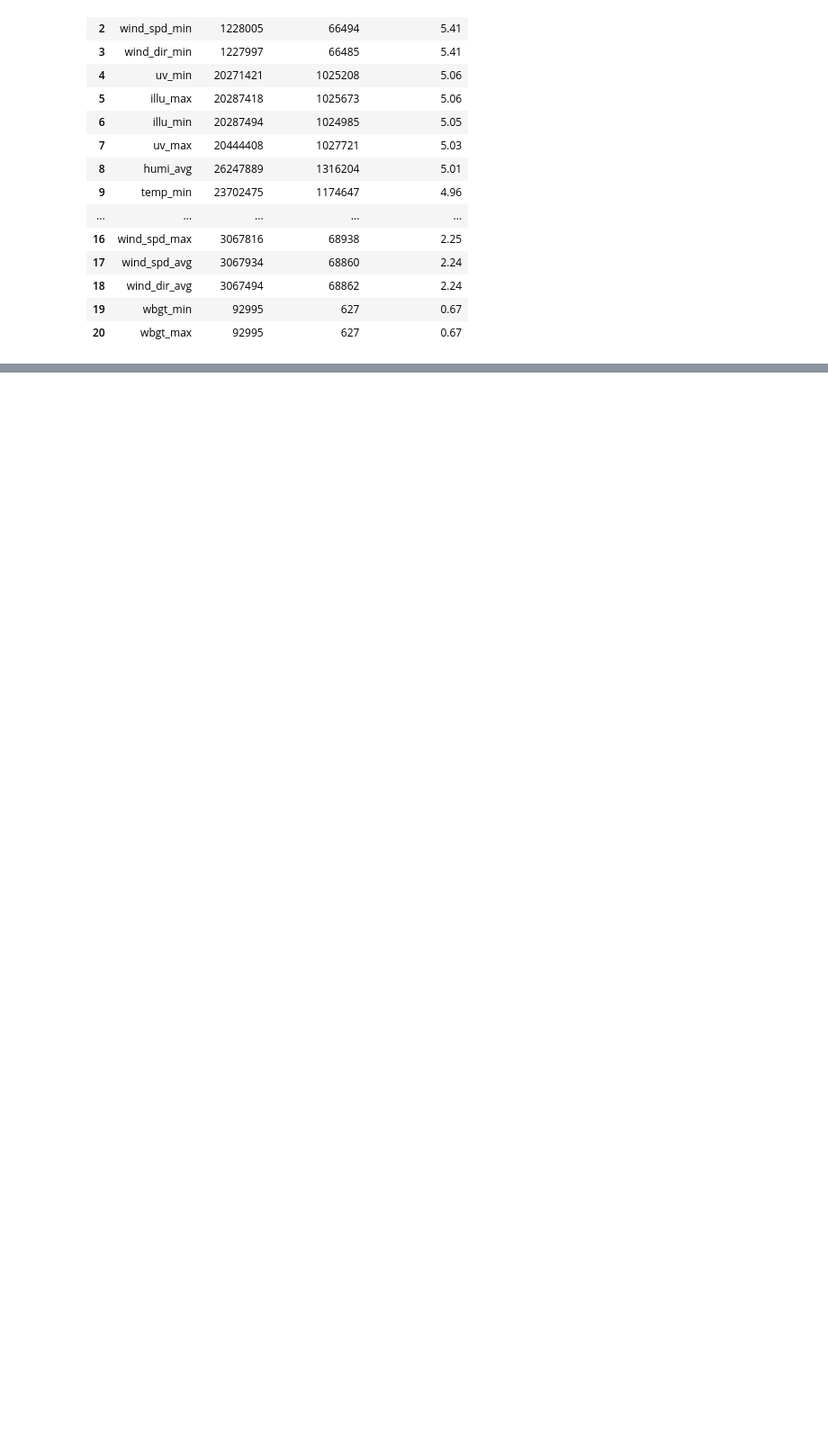
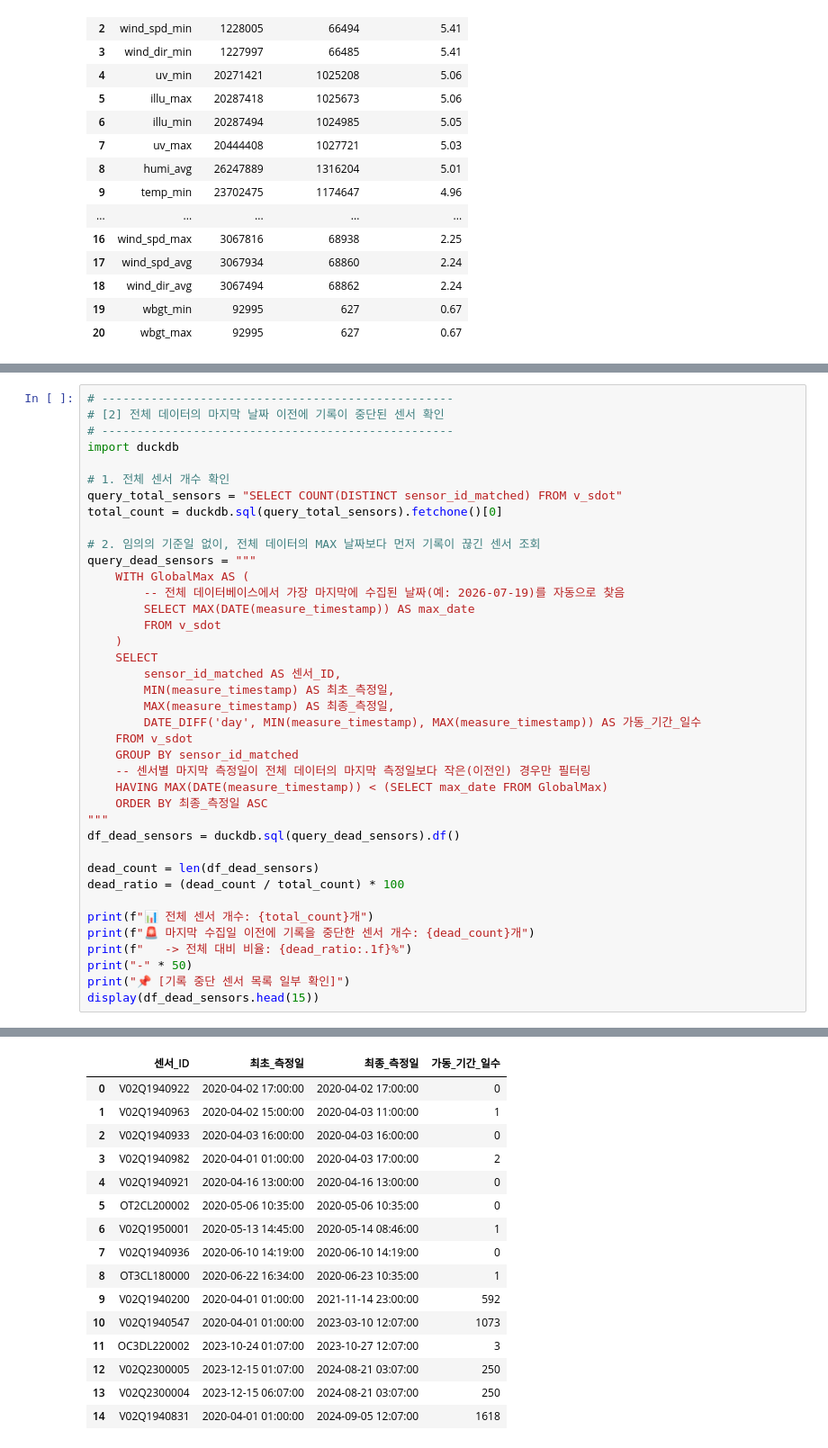
Before and after one commit to kxiarium2003/sdot-analysis, a Jupyter notebook: eda/05-eda-climate.ipynb, the cells around one changed output, grey strips where cells are left out. Shown at 90% size. Saved outputs shown, nothing was run; the diff lists cells and outputs as text; blank space fills up the shorter version.

```diff
--- a/eda/05-eda-climate.ipynb
+++ b/eda/05-eda-climate.ipynb
@@ -683,0 +744,40 @@ display(df_missing_freq)
+# %%
+# --------------------------------------------------
+# [2] 전체 데이터의 마지막 날짜 이전에 기록이 중단된 센서 확인
+# --------------------------------------------------
+import duckdb
+
+# 1. 전체 센서 개수 확인
+query_total_sensors = "SELECT COUNT(DISTINCT sensor_id_matched) FROM v_sdot"
+total_count = duckdb.sql(query_total_sensors).fetchone()[0]
+
+# 2. 임의의 기준일 없이, 전체 데이터의 MAX 날짜보다 먼저 기록이 끊긴 센서 조회
+query_dead_sensors = """
+    WITH GlobalMax AS (
+        -- 전체 데이터베이스에서 가장 마지막에 수집된 날짜(예: 2026-07-19)를 자동으로 찾음
+        SELECT MAX(DATE(measure_timestamp)) AS max_date
+        FROM v_sdot
+    )
+    SELECT
+        sensor_id_matched AS 센서_ID,
+        MIN(measure_timestamp) AS 최초_측정일,
+        MAX(measure_timestamp) AS 최종_측정일,
+        DATE_DIFF('day', MIN(measure_timestamp), MAX(measure_timestamp)) AS 가동_기간_일수
+    FROM v_sdot
+    GROUP BY sensor_id_matched
+    -- 센서별 마지막 측정일이 전체 데이터의 마지막 측정일보다 작은(이전인) 경우만 필터링
+    HAVING MAX(DATE(measure_timestamp)) < (SELECT max_date FROM GlobalMax)
+    ORDER BY 최종_측정일 ASC
+"""
+df_dead_sensors = duckdb.sql(query_dead_sensors).df()
+
+dead_count = len(df_dead_sensors)
+dead_ratio = (dead_count / total_count) * 100
+
+print(f"📊 전체 센서 개수: {total_count}개")
+print(f"🚨 마지막 수집일 이전에 기록을 중단한 센서 개수: {dead_count}개")
+print(f"   -> 전체 대비 비율: {dead_ratio:.1f}%")
+print("-" * 50)
+print("📌 [기록 중단 센서 목록 일부 확인]")
+display(df_dead_sensors.head(15))
+# %% [output]
@@ -683,0 +789,16 @@ display(df_missing_freq)
+|  | 센서_ID | 최초_측정일 | 최종_측정일 | 가동_기간_일수 |
+| 0 | V02Q1940922 | 2020-04-02 17:00:00 | 2020-04-02 17:00:00 | 0 |
+| 1 | V02Q1940963 | 2020-04-02 15:00:00 | 2020-04-03 11:00:00 | 1 |
+| 2 | V02Q1940933 | 2020-04-03 16:00:00 | 2020-04-03 16:00:00 | 0 |
+| 3 | V02Q1940982 | 2020-04-01 01:00:00 | 2020-04-03 17:00:00 | 2 |
+| 4 | V02Q1940921 | 2020-04-16 13:00:00 | 2020-04-16 13:00:00 | 0 |
+| 5 | OT2CL200002 | 2020-05-06 10:35:00 | 2020-05-06 10:35:00 | 0 |
+| 6 | V02Q1950001 | 2020-05-13 14:45:00 | 2020-05-14 08:46:00 | 1 |
+| 7 | V02Q1940936 | 2020-06-10 14:19:00 | 2020-06-10 14:19:00 | 0 |
+| 8 | OT3CL180000 | 2020-06-22 16:34:00 | 2020-06-23 10:35:00 | 1 |
+| 9 | V02Q1940200 | 2020-04-01 01:00:00 | 2021-11-14 23:00:00 | 592 |
+| 10 | V02Q1940547 | 2020-04-01 01:00:00 | 2023-03-10 12:07:00 | 1073 |
+| 11 | OC3DL220002 | 2023-10-24 01:07:00 | 2023-10-27 12:07:00 | 3 |
+| 12 | V02Q2300005 | 2023-12-15 01:07:00 | 2024-08-21 03:07:00 | 250 |
+| 13 | V02Q2300004 | 2023-12-15 06:07:00 | 2024-08-21 03:07:00 | 250 |
+| 14 | V02Q1940831 | 2020-04-01 01:00:00 | 2024-09-05 12:07:00 | 1618 |
```
Also changed, not shown: parts of 3 cells of this notebook.
